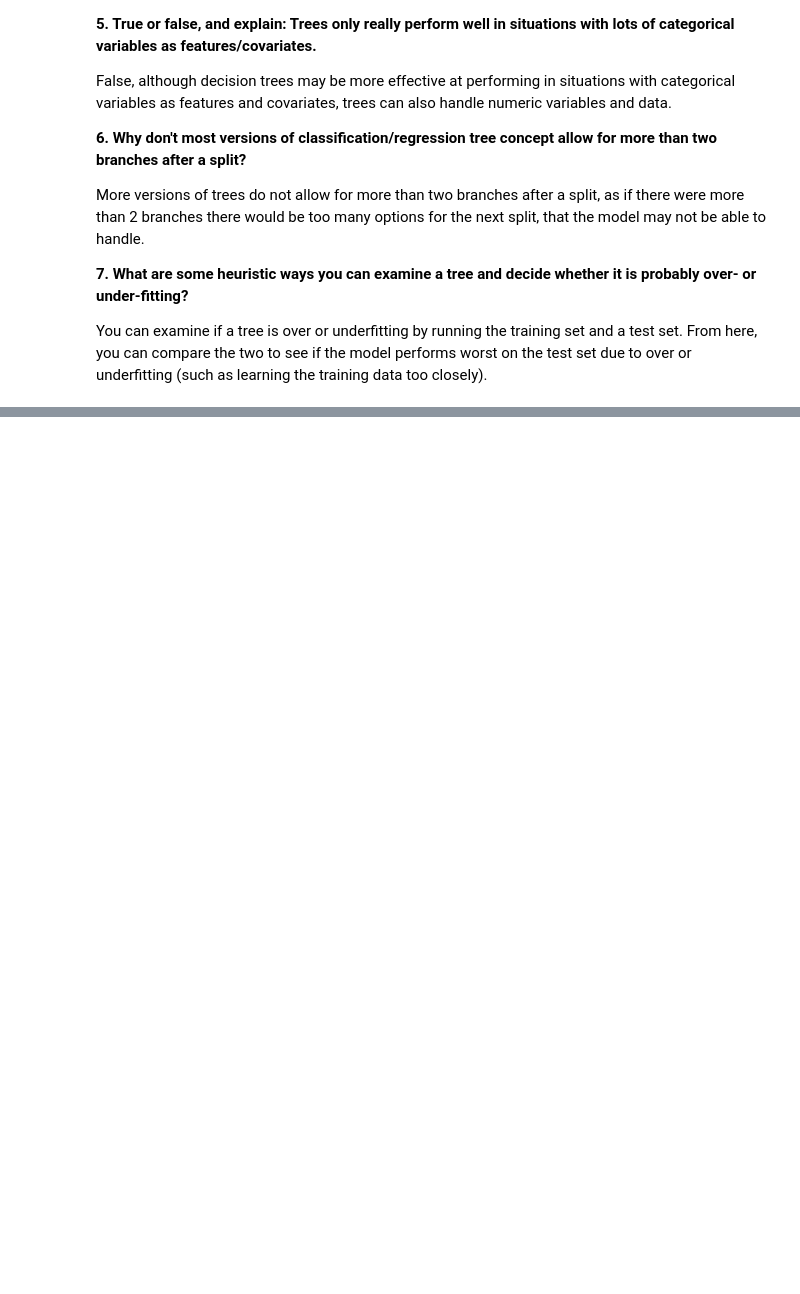
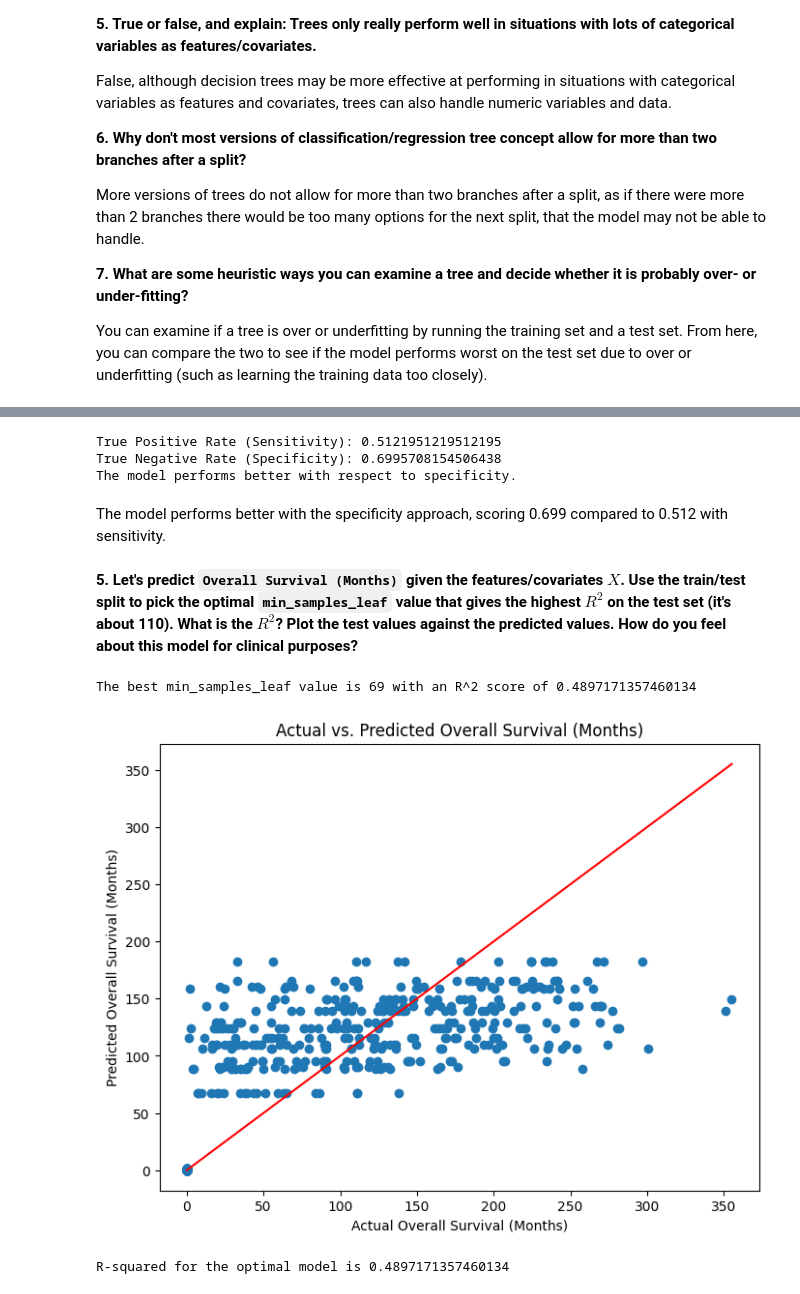
Before and after one commit to norawik/trees, a Jupyter notebook: assignment/assignment.ipynb, the cells around one changed output, grey strips where cells are left out. Saved outputs shown, nothing was run; the diff lists cells and outputs as text; code cells hidden in the pictures; blank space fills up the shorter version.

```diff
--- a/assignment/assignment.ipynb
+++ b/assignment/assignment.ipynb
@@ -102,0 +313,63 @@ Conversely, can any linear regression be represented by a tree?
+# %%
+TN = cm[0, 0]
+FP = cm[0, 1]
+FN = cm[1, 0]
+TP = cm[1, 1]
+
+TPR = TP / (TP + FN)
+TNR = TN / (TN + FP)
+
+print(f"True Positive Rate (Sensitivity): {TPR}")
+print(f"True Negative Rate (Specificity): {TNR}")
+
+if TPR > TNR:
+    print("The model performs better with respect to sensitivity.")
+elif TNR > TPR:
+    print("The model performs better with respect to specificity.")
+else:
+    print("The model performs equally well with respect to sensitivity and specificity.")
+# %% [output]
+True Positive Rate (Sensitivity): 0.5121951219512195
+True Negative Rate (Specificity): 0.6995708154506438
+The model performs better with respect to specificity.
+# %% [markdown]
+The model performs better with the specificity approach, scoring 0.699 compared to 0.512 with sensitivity.
+# %% [markdown]
+**5. Let's predict `Overall Survival (Months)` given the features/covariates $X$. Use the train/test split to pick the optimal `min_samples_leaf` value that gives the highest $R^2$ on the test set (it's about 110). What is the $R^2$? Plot the test values against the predicted values. How do you feel about this model for clinical purposes?**
+# %%
+import matplotlib.pyplot as plt
+import numpy as np
+cancer_encoded['Overall Survival (Months)'] = cancer_encoded['Overall Survival (Months)'].fillna(0)
+X = cancer_encoded[numeric_cols + list(cancer_encoded.columns[cancer_encoded.columns.str.startswith(('Tumor Stage_', 'Chemotherapy_', 'Cancer Type Detailed_'))])]
+y = cancer_encoded['Overall Survival (Months)']
+X_train, X_test, y_train, y_test = train_test_split(X, y, test_size=0.2, random_state=42)
+
+r2_scores = []
+for i in range(1, 201):
+    tree = DecisionTreeRegressor(min_samples_leaf=i, random_state=42)
+    tree.fit(X_train, y_train)
+    y_pred = tree.predict(X_test)
+    r2 = r2_score(y_test, y_pred)
+    r2_scores.append(r2)
+
+best_min_samples_leaf = np.argmax(r2_scores) + 1
+print(f"The best min_samples_leaf value is {best_min_samples_leaf} with an R^2 score of {np.max(r2_scores)}")
+
+optimal_tree = DecisionTreeRegressor(min_samples_leaf=best_min_samples_leaf, random_state=42)
+optimal_tree.fit(X_train, y_train)
+y_pred_optimal = optimal_tree.predict(X_test)
+
+plt.figure(figsize=(8, 6))
+plt.scatter(y_test, y_pred_optimal)
+plt.xlabel("Actual Overall Survival (Months)")
+plt.ylabel("Predicted Overall Survival (Months)")
+plt.title("Actual vs. Predicted Overall Survival (Months)")
+plt.plot([min(y_test), max(y_test)], [min(y_test), max(y_test)], color='red')  # Diagonal line
+plt.show()
+
+r2_optimal = r2_score(y_test, y_pred_optimal)
+print(f"R-squared for the optimal model is {r2_optimal}")
+# %% [output]
+The best min_samples_leaf value is 69 with an R^2 score of 0.4897171357460134
+[figure, added]
+R-squared for the optimal model is 0.4897171357460134
```
Also changed, not shown: parts of 37 cells of this notebook.
